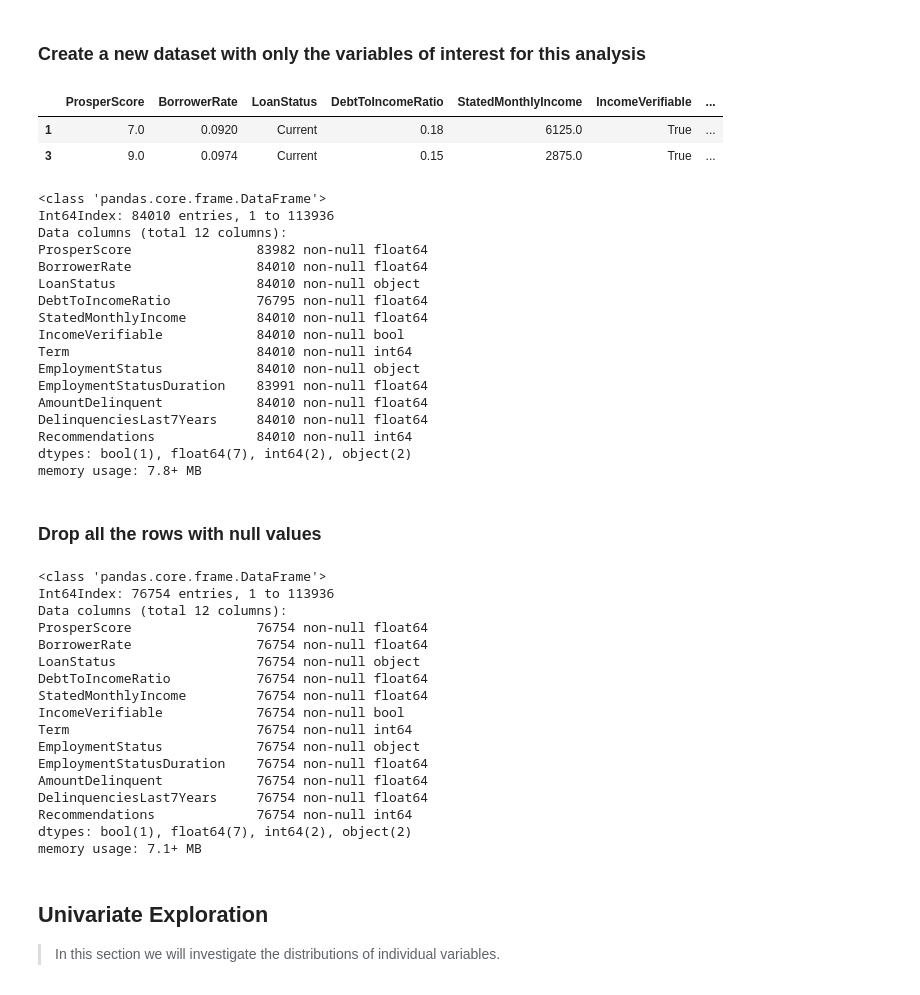
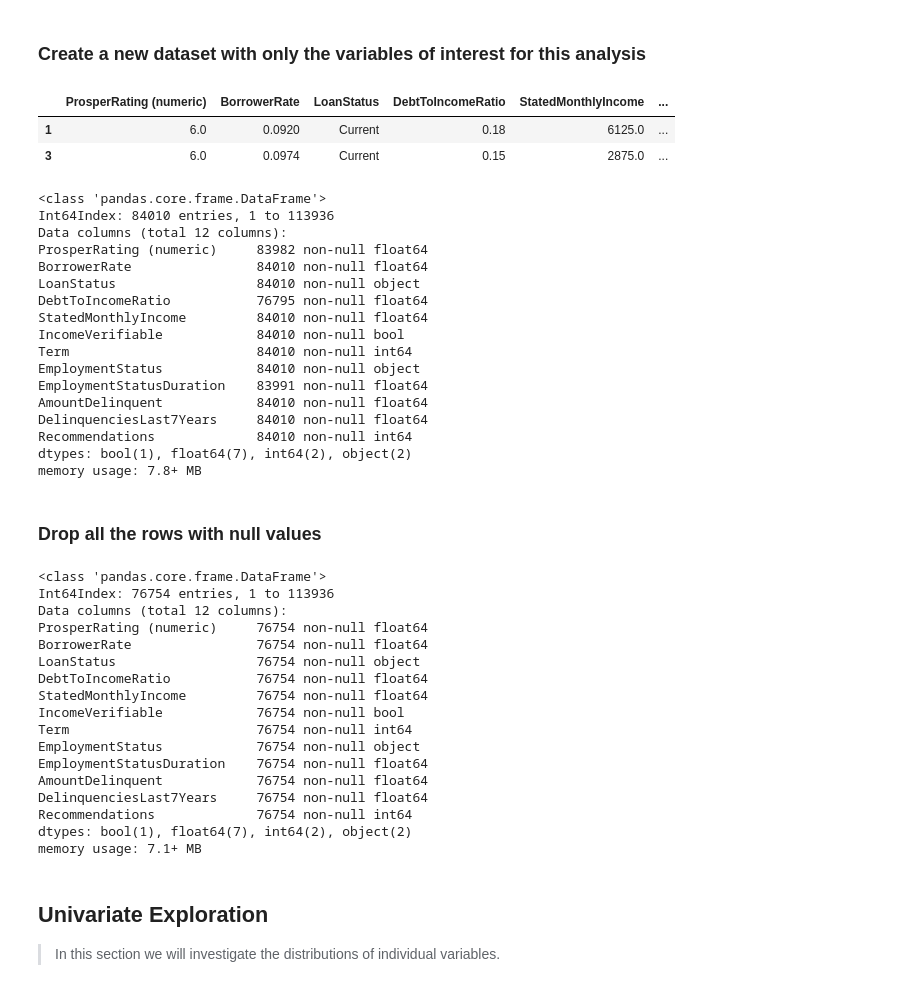
Before and after one commit to FedericoFin/ProsperLoan-Data-Visualization, a Jupyter notebook: Prosper Loan - Data Visualization.ipynb, the cells around one changed output. Cells and saved outputs as stored; diff of their text form; code cells hidden in the pictures.

```diff
--- a/Prosper Loan - Data Visualization.ipynb
+++ b/Prosper Loan - Data Visualization.ipynb
@@ -180,22 +180,22 @@ LoanDataSinceAug09.head()
 # %% [markdown]
 ### Create a new dataset with only the variables of interest for this analysis
 # %%
-LoanDataSelect = LoanDataSinceAug09[['ProsperScore', 'BorrowerRate', 'LoanStatus', 'DebtToIncomeRatio',
+LoanDataSelect = LoanDataSinceAug09[['ProsperRating (numeric)','BorrowerRate', 'LoanStatus', 'DebtToIncomeRatio',
                                      'StatedMonthlyIncome','IncomeVerifiable','Term','EmploymentStatus',
                                      'EmploymentStatusDuration','AmountDelinquent','DelinquenciesLast7Years',
                                      'Recommendations']]
 LoanDataSelect.head(2)
 # %% [output]
-|  | ProsperScore | BorrowerRate | LoanStatus | DebtToIncomeRatio | StatedMonthlyIncome | IncomeVerifiable | ... |
-| 1 | 7.0 | 0.0920 | Current | 0.18 | 6125.0 | True | ... |
-| 3 | 9.0 | 0.0974 | Current | 0.15 | 2875.0 | True | ... |
+|  | ProsperRating (numeric) | BorrowerRate | LoanStatus | DebtToIncomeRatio | StatedMonthlyIncome | ... |
+| 1 | 6.0 | 0.0920 | Current | 0.18 | 6125.0 | ... |
+| 3 | 6.0 | 0.0974 | Current | 0.15 | 2875.0 | ... |
 # %%
 LoanDataSelect.info()
 # %% [output]
 <class 'pandas.core.frame.DataFrame'>
 Int64Index: 84010 entries, 1 to 113936
 Data columns (total 12 columns):
-ProsperScore                83982 non-null float64
+ProsperRating (numeric)     83982 non-null float64
 BorrowerRate                84010 non-null float64
 LoanStatus                  84010 non-null object
 DebtToIncomeRatio           76795 non-null float64
@@ -219,7 +219,7 @@ LoanDataClean.info()
 <class 'pandas.core.frame.DataFrame'>
 Int64Index: 76754 entries, 1 to 113936
 Data columns (total 12 columns):
-ProsperScore                76754 non-null float64
+ProsperRating (numeric)     76754 non-null float64
 BorrowerRate                76754 non-null float64
 LoanStatus                  76754 non-null object
 DebtToIncomeRatio           76754 non-null float64
```
Also changed, not shown: parts of 115 cells of this notebook.
